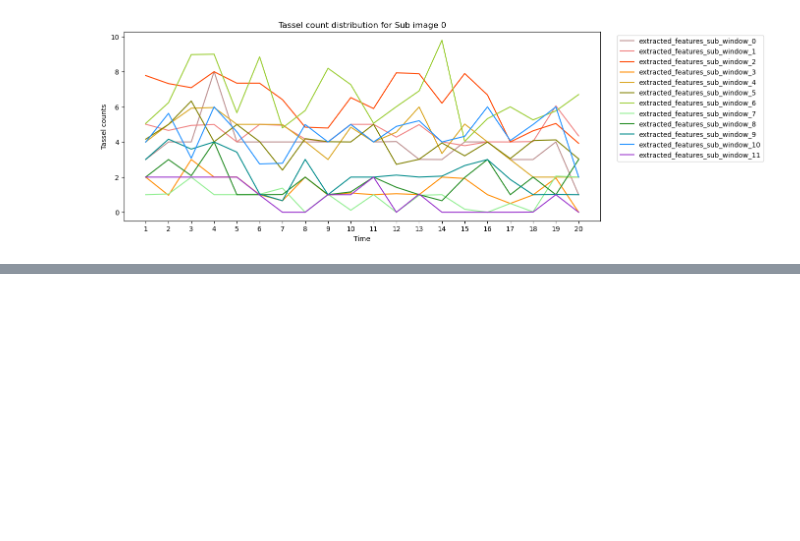
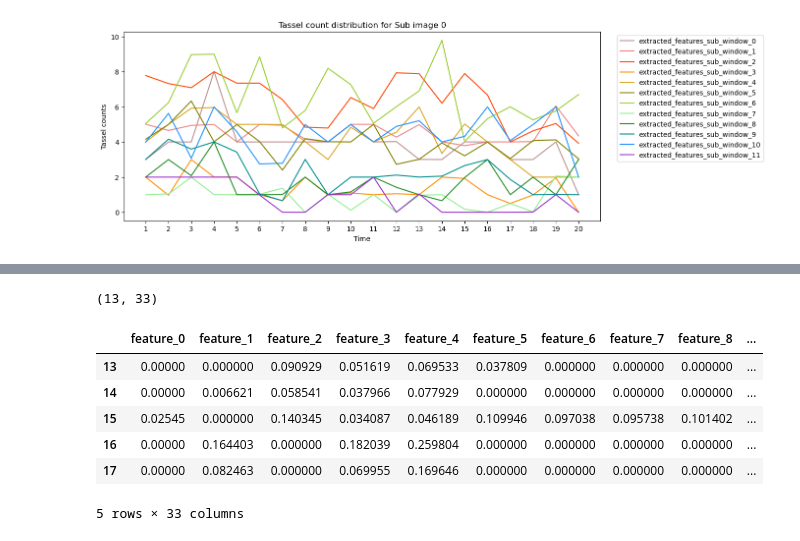
Before and after one commit to Gayara-Fernando/Bayes_for_TN, a Jupyter notebook: 5_BTS_implementation.ipynb, the cells around one changed output, grey strips where cells are left out. Drawn from its saved outputs; the diff is of its cells as text; code cells hidden in the pictures; blank space fills up the shorter version.

```diff
--- a/5_BTS_implementation.ipynb
+++ b/5_BTS_implementation.ipynb
@@ -138,0 +164,14 @@ plt.show()
+# %%
+train_data.shape
+# %% [output]
+(13, 33)
+# %%
+test_data.head()
+# %% [output]
+|  | feature_0 | feature_1 | feature_2 | feature_3 | feature_4 | feature_5 | feature_6 | feature_7 | feature_8 | ... |
+| 13 | 0.00000 | 0.000000 | 0.090929 | 0.051619 | 0.069533 | 0.037809 | 0.000000 | 0.000000 | 0.000000 | ... |
+| 14 | 0.00000 | 0.006621 | 0.058541 | 0.037966 | 0.077929 | 0.000000 | 0.000000 | 0.000000 | 0.000000 | ... |
+| 15 | 0.02545 | 0.000000 | 0.140345 | 0.034087 | 0.046189 | 0.109946 | 0.097038 | 0.095738 | 0.101402 | ... |
+| 16 | 0.00000 | 0.164403 | 0.000000 | 0.182039 | 0.259804 | 0.000000 | 0.000000 | 0.000000 | 0.000000 | ... |
+| 17 | 0.00000 | 0.082463 | 0.000000 | 0.069955 | 0.169646 | 0.000000 | 0.000000 | 0.000000 | 0.000000 | ... |
+5 rows × 33 columns
```
Also changed, not shown: parts of 29 cells of this notebook.
